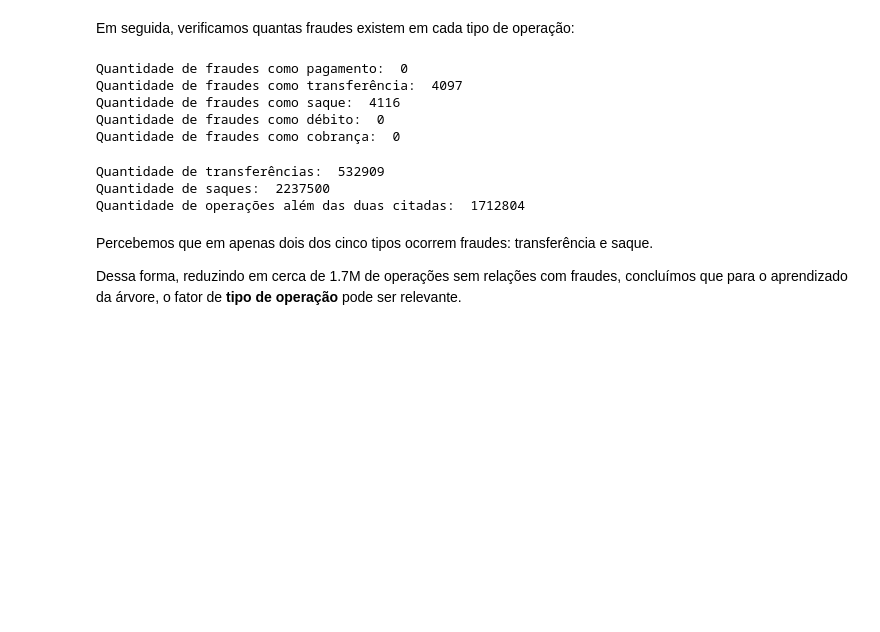
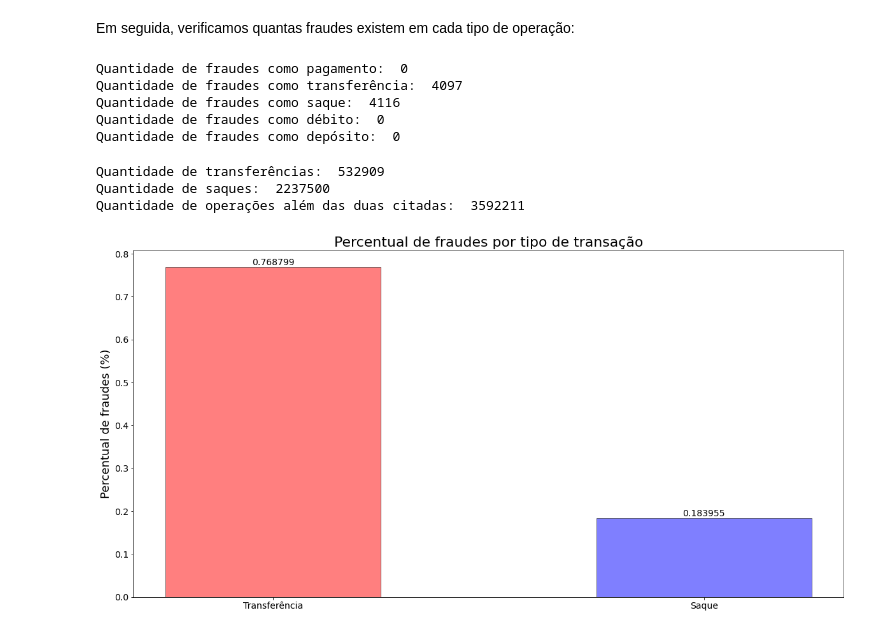
Before and after one commit to TheDramaturgy/ArtificialInteligence, a Jupyter notebook: TrabalhoArvoreDecisao/01_modelo.ipynb, the cells around one changed output. Saved outputs shown, nothing was run; the diff lists cells and outputs as text; code cells hidden in the pictures; blank space fills up the shorter version.

```diff
--- a/TrabalhoArvoreDecisao/01_modelo.ipynb
+++ b/TrabalhoArvoreDecisao/01_modelo.ipynb
@@ -182,25 +182,34 @@ print("Quantidade de fraudes como pagamento: ",(fraud_payment_amount))
 print("Quantidade de fraudes como transferência: ",(fraud_transfer_amount))
 print("Quantidade de fraudes como saque: ",fraud_cashout_amount)
 print("Quantidade de fraudes como débito: ",fraud_debit_amount)
-print("Quantidade de fraudes como cobrança: ",fraud_cashin_amount)
+print("Quantidade de fraudes como depósito: ",fraud_cashin_amount)
 # %% [output]
 Quantidade de fraudes como pagamento:  0
 Quantidade de fraudes como transferência:  4097
 Quantidade de fraudes como saque:  4116
 Quantidade de fraudes como débito:  0
-Quantidade de fraudes como cobrança:  0
+Quantidade de fraudes como depósito:  0
 # %%
 transfer_amount = len(data.loc[data['type'].str.match('TRANSFER')])
 cashout_amount = len(data.loc[data['type'].str.match('CASH_OUT')])
 
 print("Quantidade de transferências: ",transfer_amount)
 print("Quantidade de saques: ",cashout_amount)
-print("Quantidade de operações além das duas citadas: ", len(fraud_transactions)-(transfer_amount-cashout_amount))
+print("Quantidade de operações além das duas citadas: ", len(data)-(transfer_amount+cashout_amount))
 # %% [output]
 Quantidade de transferências:  532909
 Quantidade de saques:  2237500
-Quantidade de operações além das duas citadas:  1712804
+Quantidade de operações além das duas citadas:  3592211
-# %% [markdown]
-Percebemos que em apenas dois dos cinco tipos ocorrem fraudes: transferência e saque.
-
-Dessa forma, reduzindo em cerca de 1.7M de operações sem relações com fraudes, concluímos que para o aprendizado da árvore, o fator de **tipo de operação** pode ser relevante.
+# %%
+x_info = ['Transferência', 'Saque']
+y_info = [fraud_transfer_amount/transfer_amount*100, fraud_cashout_amount/cashout_amount*100]
+
+fig, ax = plt.subplots(figsize=(20, 10))
+bar = ax.bar(x_info, y_info, color=['red', 'blue'], width=0.5, align='center', alpha=0.5, edgecolor='black')
+ax.bar_label(bar, fontsize=14)
+ax.tick_params(axis='both', labelsize=14)
+ax.set_title('Percentual de fraudes por tipo de transação', fontsize=22)
+ax.set_ylabel('Percentual de fraudes (%)', fontsize=18)
+plt.show()
+# %% [output]
+[figure, added]
```
Also changed, not shown: parts of 7 cells of this notebook.
